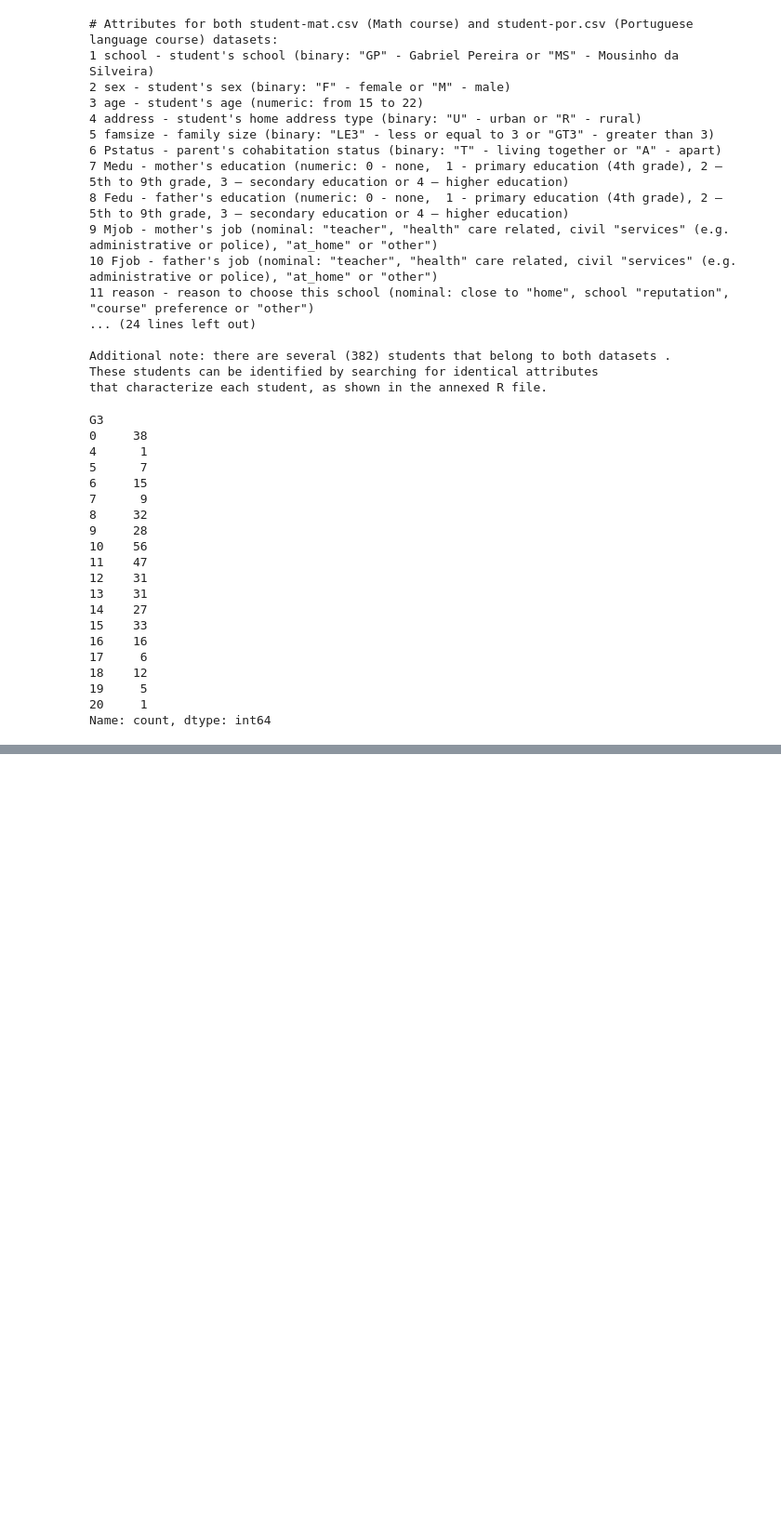
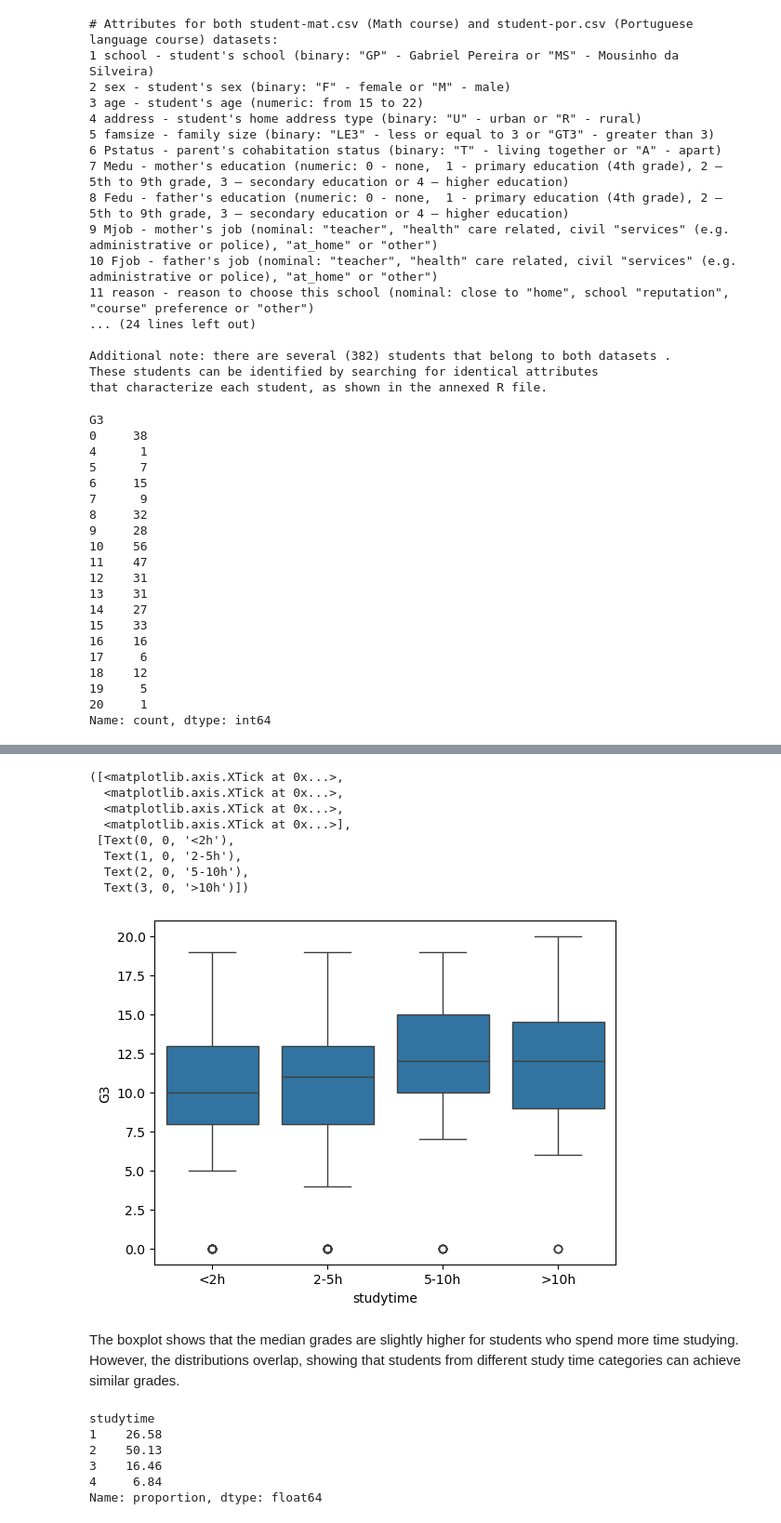
Before and after one commit to sba23349-spec/CA1_MachineLearning_sba23349, a Jupyter notebook: CA1-ML-sba23349.ipynb, the cells around one changed output, grey strips where cells are left out. Shown at 93% size. Drawn from its saved outputs; the diff is of its cells as text; code cells hidden in the pictures; blank space fills up the shorter version.

```diff
--- a/CA1-ML-sba23349.ipynb
+++ b/CA1-ML-sba23349.ipynb
@@ -188,0 +225,27 @@ Name: count, dtype: int64
+# %%
+sns.boxplot(data=df_original, x='studytime', y='G3')
+plt.xticks(
+    ticks=[0, 1, 2, 3],
+    labels=['<2h', '2-5h', '5-10h', '>10h']
+)
+# %% [output]
+([<matplotlib.axis.XTick at 0x...>,
+  <matplotlib.axis.XTick at 0x...>,
+  <matplotlib.axis.XTick at 0x...>,
+  <matplotlib.axis.XTick at 0x...>],
+ [Text(0, 0, '<2h'),
+  Text(1, 0, '2-5h'),
+  Text(2, 0, '5-10h'),
+  Text(3, 0, '>10h')])
+[figure, added]
+# %% [markdown]
+The boxplot shows that the median grades are slightly higher for students who spend more time studying. However, the distributions overlap, showing that students from different study time categories can achieve similar grades.
+# %%
+df_original['studytime'].value_counts(normalize=True).sort_index().mul(100).round(2)
+# %% [output]
+studytime
+1    26.58
+2    50.13
+3    16.46
+4     6.84
+Name: proportion, dtype: float64
```
Also changed, not shown: parts of 18 cells of this notebook.
